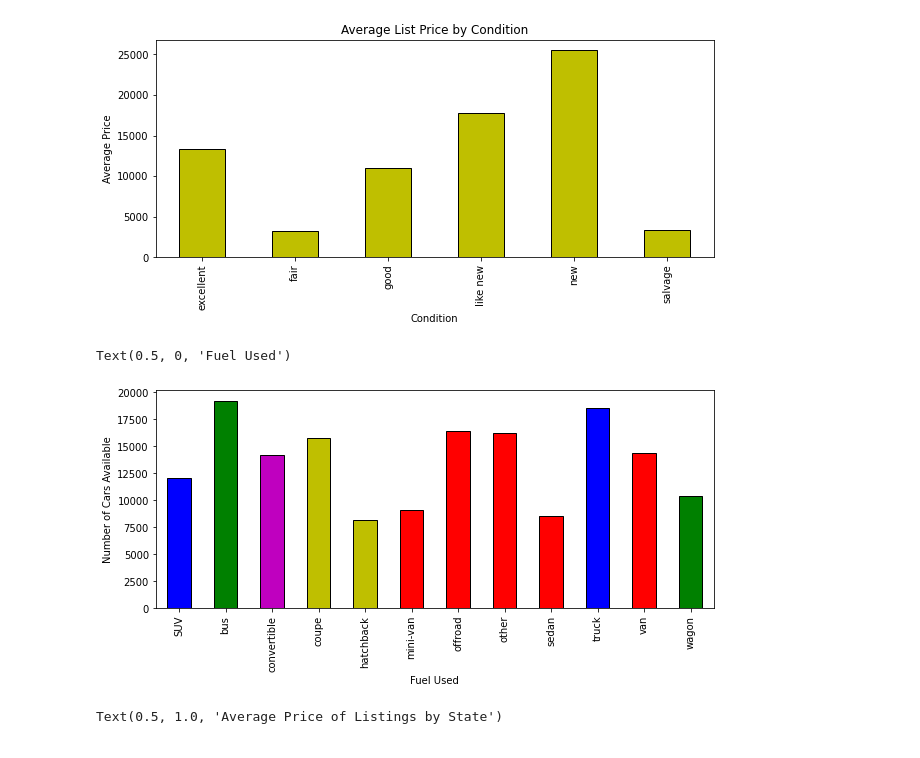
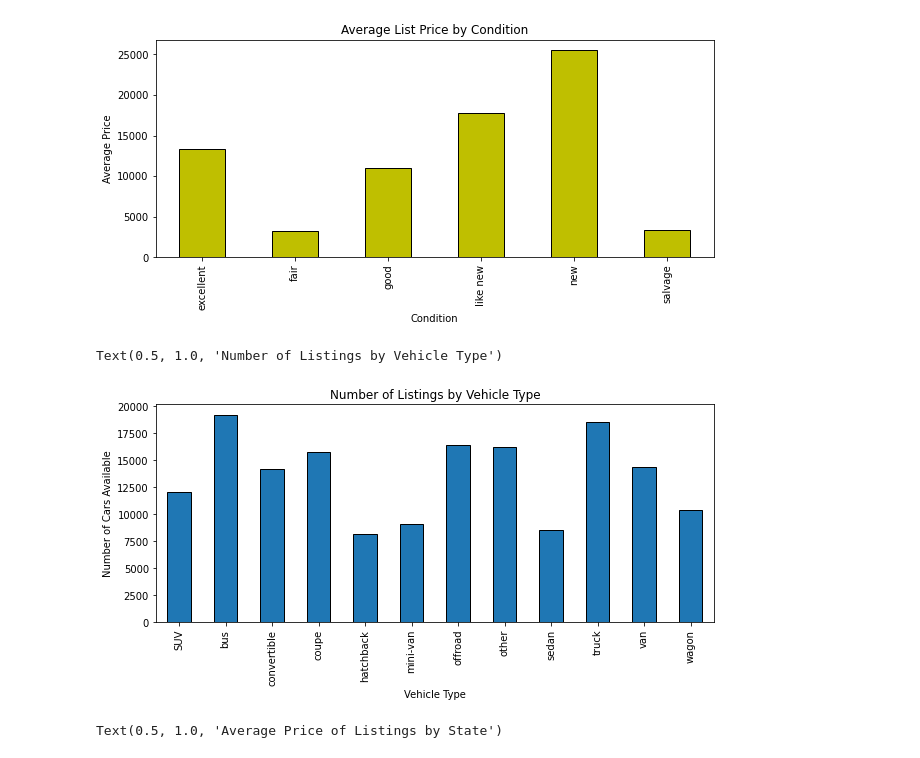
Before and after one commit to matthiasronnau/BANA-212-Final-Project, a Jupyter notebook: BANA-212 Final Project.ipynb, the cells around one changed output. Drawn from its saved outputs; the diff is of its cells as text; code cells hidden in the pictures.

```diff
--- a/BANA-212 Final Project.ipynb
+++ b/BANA-212 Final Project.ipynb
@@ -502,11 +507,13 @@ plt.title("Average List Price by Condition")
 Text(0.5, 1.0, 'Average List Price by Condition')
 [figure]
 # %%
+#Check number of listings by vehicle type
 plt.figure(figsize = (10, 4))
-cars_no_missing.groupby("type").price.mean().plot.bar(color = colors, edgecolor = "k")
+cars_no_missing.groupby("type").price.mean().plot.bar(edgecolor = "k")
 plt.ylabel("Number of Cars Available")
-plt.xlabel("Fuel Used")
+plt.xlabel("Vehicle Type")
+plt.title("Number of Listings by Vehicle Type")
 # %% [output]
-Text(0.5, 0, 'Fuel Used')
+Text(0.5, 1.0, 'Number of Listings by Vehicle Type')
-[figure, old version]
+[figure, new version]
 # %%
```
Also changed, not shown: parts of 49 cells of this notebook.
